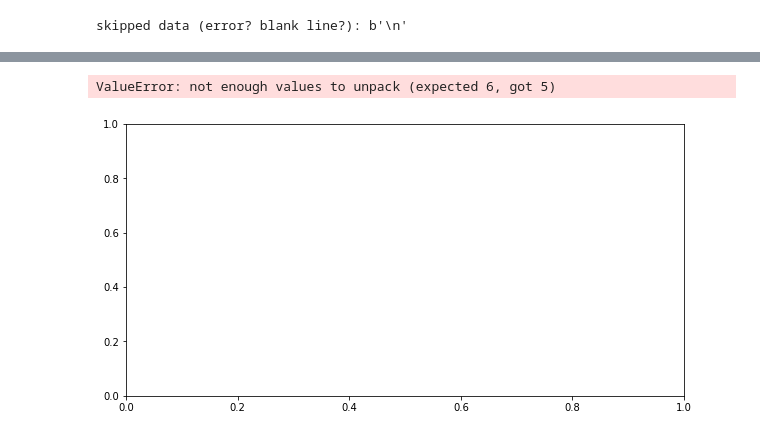
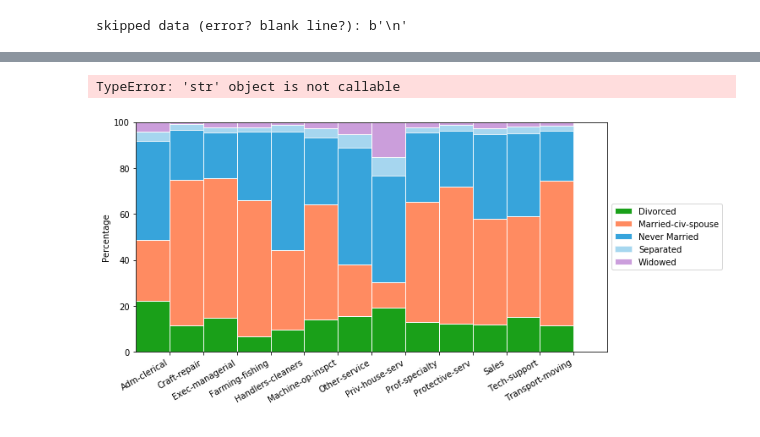
Before and after one commit to leotok/INF1032, a Jupyter notebook: exerc4-leo.ipynb, the cells around one changed output, grey strips where cells are left out. Drawn from its saved outputs; the diff is of its cells as text; code cells hidden in the pictures.

```diff
--- a/exerc4-leo.ipynb
+++ b/exerc4-leo.ipynb
@@ -73,7 +94,7 @@ occupation_marital_wide_df = occupation_marital_df.unstack('marital')
 occupation_marital_wide_df = occupation_marital_wide_df[1:]
 occupation_marital_wide_df = occupation_marital_wide_df.drop('Armed-Forces').reset_index()
 occupation_marital_wide_df = occupation_marital_wide_df.drop('Married-AF-spouse', axis=1)
-occupation_marital_wide_df = occupation_marital_wide_df.fillna(1)
+occupation_marital_wide_df = occupation_marital_wide_df.fillna(0)
 occupation_marital_wide_df
 # %% [output]
 | marital | occupation | Divorced | Married-civ-spouse | Married-spouse-absent | Never-married | Separated | Widowed |
@@ -102,46 +123,45 @@ bar_l = [i for i in range(len(occupation_marital_wide_df['Divorced']))]
 tick_pos = [i+(bar_width/2) for i in bar_l]
 
 # Create the total score for each participant
-totals = [i+j+k+l+m for i,j,k,l,m,n in zip(occupation_marital_wide_df['Divorced'],
+totals = [i+j+k+l+m for i,j,k,l,m in zip(occupation_marital_wide_df['Divorced'],
                         occupation_marital_wide_df['Married-civ-spouse'],occupation_marital_wide_df['Never-married'],
                          occupation_marital_wide_df['Separated'], occupation_marital_wide_df['Widowed'])]
 
 
 divorced_rel = [i / j * 100 for  i,j in zip(occupation_marital_wide_df['Divorced'], totals)]
-married_af_red = [i / j * 100 for  i,j in zip(occupation_marital_wide_df['Married-AF-spouse'], totals)]
 married_clv_rel = [i / j * 100 for  i,j in zip(occupation_marital_wide_df['Married-civ-spouse'], totals)]
 never_maried_rel = [i / j * 100 for  i,j in zip(occupation_marital_wide_df['Never-married'], totals)]
 separated_rel = [i / j * 100 for  i,j in zip(occupation_marital_wide_df['Separated'], totals)]
 widowed_rel = [i / j * 100 for  i,j in zip(occupation_marital_wide_df['Widowed'], totals)]
 
 
 ax.bar(bar_l, divorced_rel, label='Divorced', alpha=0.9, color='#019600', width=bar_width, edgecolor='white')
-ax.bar(bar_l, married_clv_rel,bottom=divorced_rel,label='Married-civ-spouse',alpha=0.9,color='#000000',width=bar_width,edgecolor='white')
+ax.bar(bar_l, married_clv_rel,bottom=divorced_rel,label='Married-civ-spouse',alpha=0.9,color='#FF7F50',width=bar_width,edgecolor='white')
 ax.bar(bar_l, never_maried_rel,bottom=[i+j for i,j in zip(divorced_rel, married_clv_rel)],label='Never Married',alpha=0.9,color='#219AD8',width=bar_width,edgecolor='white')
 ax.bar(bar_l, separated_rel, bottom=[i+j+k for i,j,k in zip(divorced_rel, married_clv_rel, never_maried_rel)], label='Separated',alpha=0.4, color='#219AD8', width=bar_width,edgecolor='white')
 ax.bar(bar_l, widowed_rel, bottom=[i+j+k+l for i,j,k,l in zip(divorced_rel, married_clv_rel, never_maried_rel, separated_rel)], label='Widowed',alpha=0.9, color='#C694D8', width=bar_width,edgecolor='white')
 # ax.bar(bar_l, widowed_rel, bottom=[i+j+k+l+m for i,j,k,l,m in zip(divorced_rel, married_clv_rel, never_maried_rel, separated_rel)], label='Widowed',alpha=0.9, color='#A094A8', width=bar_width,edgecolor='white')
 
 plt.xticks(tick_pos, occupation_marital_wide_df['occupation'])
 ax.set_ylabel("Percentage")
 ax.set_xlabel("")
 
 # Let the borders of the graphic
 plt.xlim([min(tick_pos)-bar_width, max(tick_pos)+bar_width])
 plt.ylim(0, 100)
 
 # rotate axis labels
 plt.setp(plt.gca().get_xticklabels(), rotation=30, horizontalalignment='right')
 # Now add the legend with some customizations.
 
 plt.legend(loc='upper right', shadow=True)
 # Shrink current axis by 20%
 box = ax.get_position()
 # Put a legend to the right of the current axis
 plt.legend(loc='center left', bbox_to_anchor=(1, 0.5))
-
+plt.set_title('Relação entre profissão e estado civil')
 # shot plot
 plt.show()
 # %% [output]
-ValueError: not enough values to unpack (expected 6, got 5)
+TypeError: 'str' object is not callable
-[figure, old version]
+[figure, new version]
```
Also changed, not shown: parts of 1 cell of this notebook.
